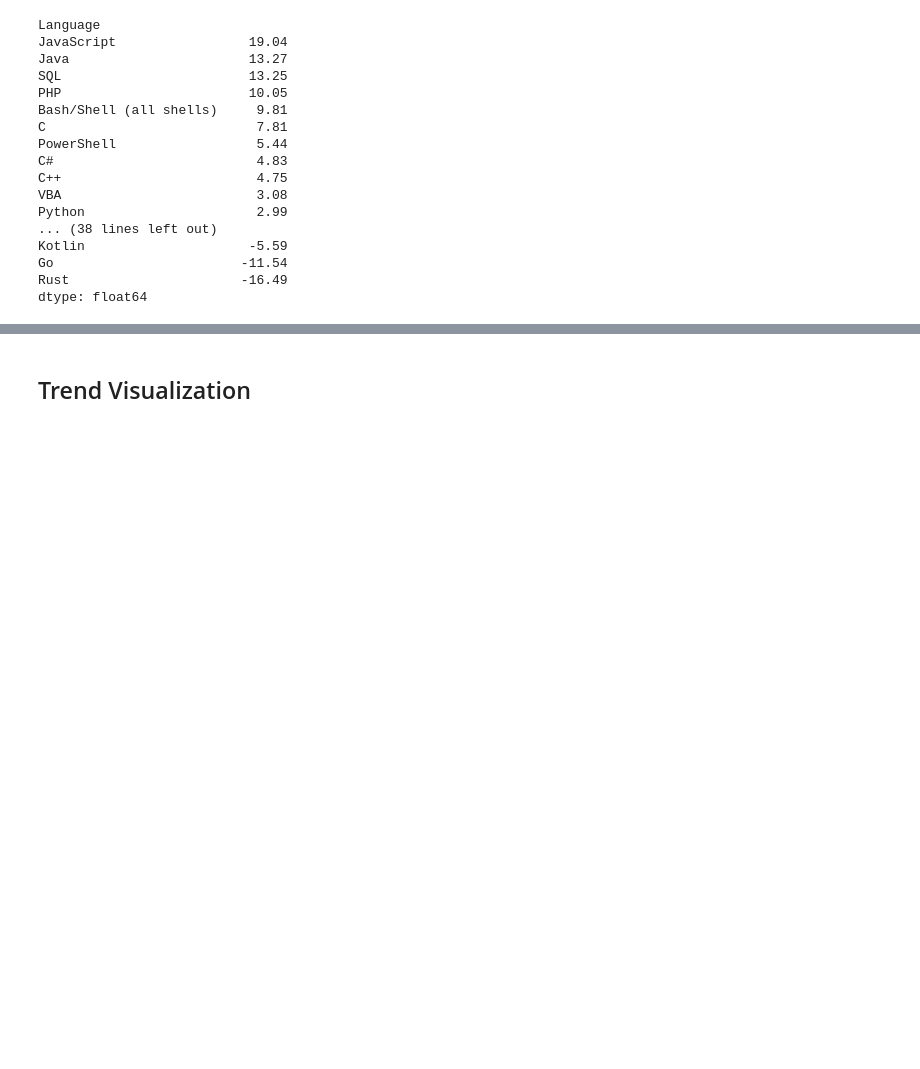
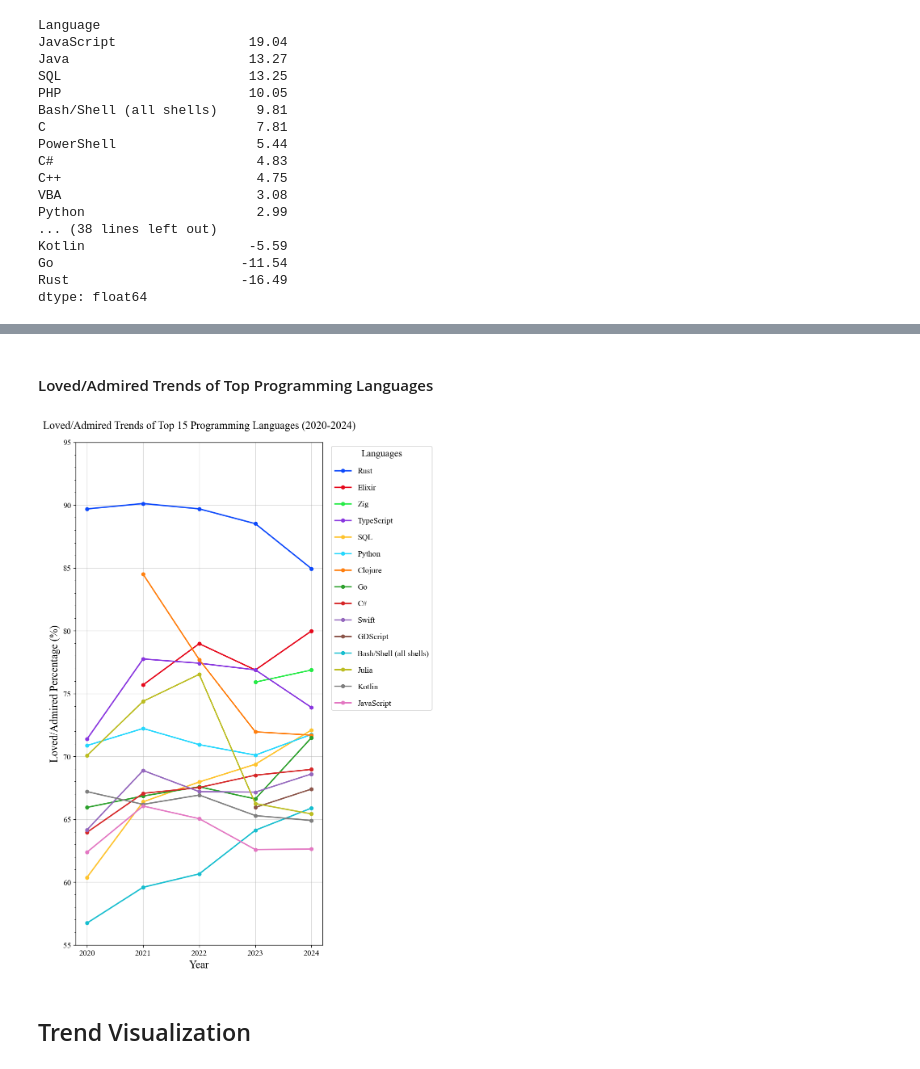
Before and after one commit to devinlin89/SO-language-trends-2020-2024, a Jupyter notebook: notebooks/analysis.ipynb, the cells around one changed output, grey strips where cells are left out. Drawn from its saved outputs; the diff is of its cells as text; code cells hidden in the pictures; blank space fills up the shorter version.

```diff
--- a/notebooks/analysis.ipynb
+++ b/notebooks/analysis.ipynb
@@ -588,3 +617,15 @@ dtype: float64
+# %% [markdown]
+#### Loved/Admired Trends of Top Programming Languages
+# %%
+plotting.plot_line_chart_top_languages_trends(
+    admired_trends_df,
+    metric_name="Loved/Admired",
+    top_n=15,
+    y_min=55,
+    y_max=95
+)
+# %% [output]
+[figure, added]
 # %% [markdown]
 ## Trend Visualization
 # %% [markdown]
```
Also changed, not shown: parts of 12 cells of this notebook, 1 other file.
